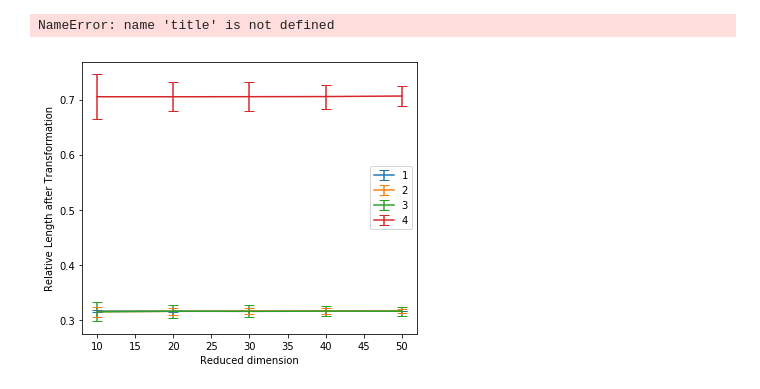
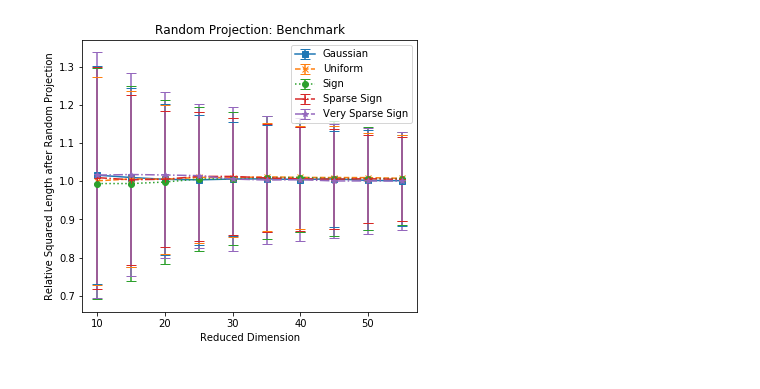
Before and after one commit to sunstat/structure-random-projection, a Jupyter notebook: nips_simulation.ipynb, the cells around one changed output. Drawn from its saved outputs; the diff is of its cells as text; code cells hidden in the pictures.

Commit message:
Finish simulation for variance reduction and column space sim

```diff
--- a/nips_simulation.ipynb
+++ b/nips_simulation.ipynb
@@ -144,5 +6,0 @@ results
-# %%
-plot_nips_sims(ks, results, [1,2,3,4],[1,2,3,4])
-# %% [output]
-NameError: name 'title' is not defined
-[figure, removed]
@@ -150,0 +7,23 @@ results
+# %%
+# Simulation for Random Projection (Length preservation)
+k = 30
+m = 2500
+n = 10
+ks = np.arange(10, 60, 5)
+X = np.random.normal(0,1,(m, n))
+redux1 = DimRedux('g',k, m)
+redux2 = DimRedux('u',k, m)
+redux3 = DimRedux('sgn',k, m)
+redux4 = DimRedux('sp0',k, m)
+redux5 = DimRedux('sp1',k, m)
+redux6 = DimRedux('g',k, m, krao = True)
+redux7 = DimRedux('g',k, m, krao = True, vr = True, vr_typ = 'mean')
+reduxs1 = [redux1, redux2, redux3, redux4, redux5]
+reduxs2 = [redux1, redux6, redux7]
+
+sims1 = Simulations(X, reduxs1)
+sims1_result = sims1.run_varyk(ks)
+sims1.plot_varyk(sims1_result, ks, ["Gaussian", "Uniform", "Sign", \
+    "Sparse Sign","Very Sparse Sign"], 'Random Projection: Benchmark', 'rp_benchmark')
+# %% [output]
+[figure, added]
```
Also changed, not shown: parts of 17 cells of this notebook, 13 other files.
